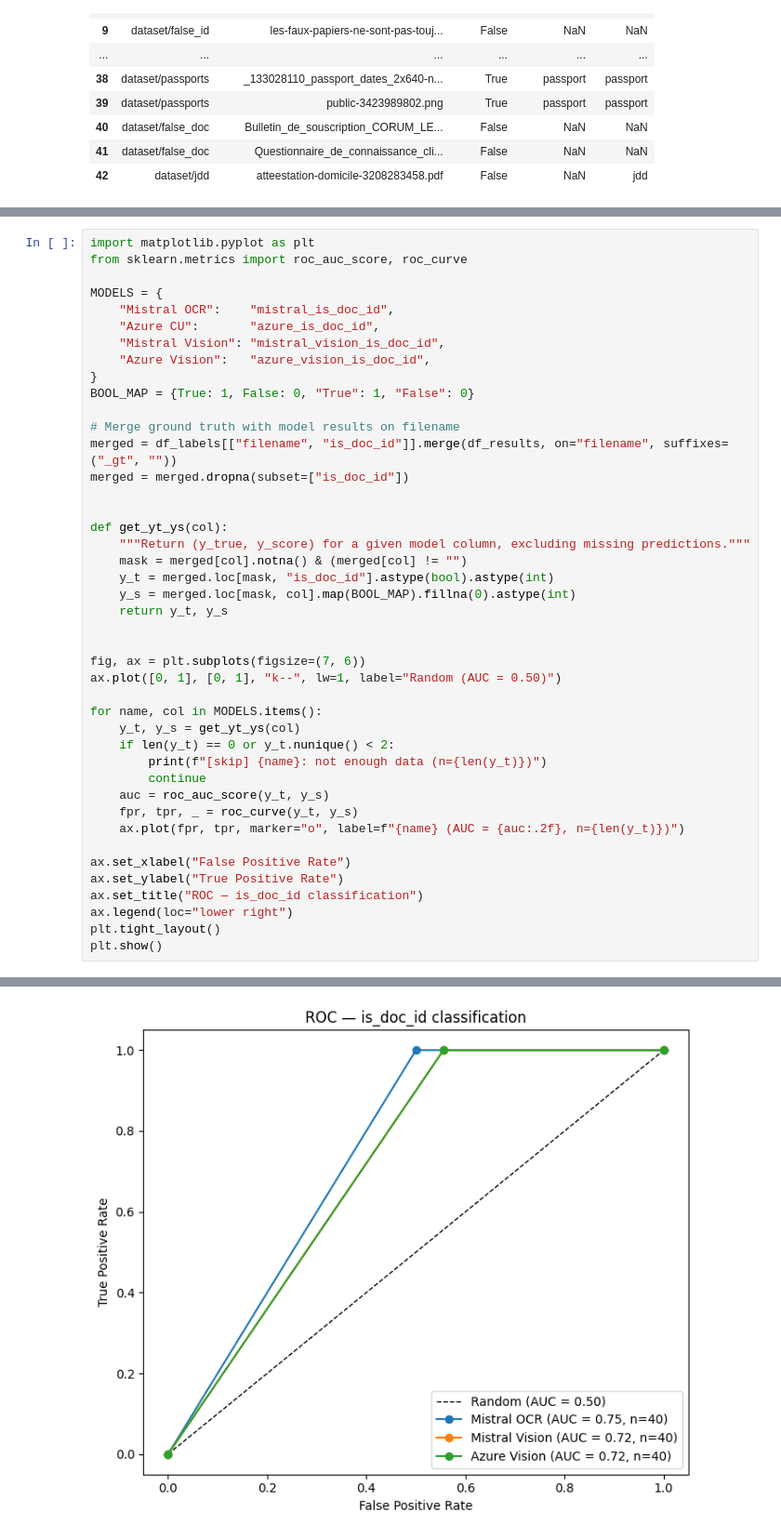
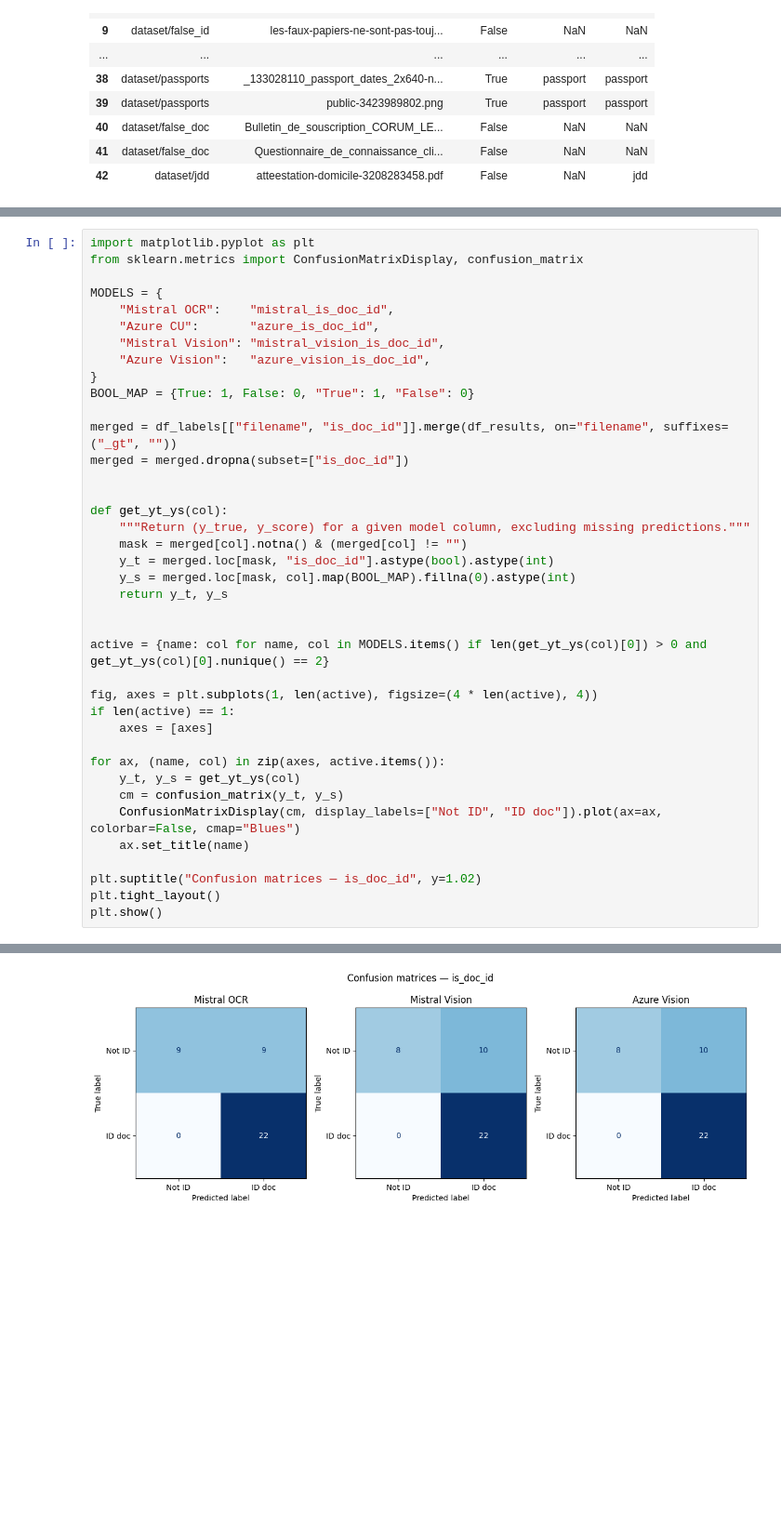
Before and after one commit to chaindatax/cr-docs_analyser, a Jupyter notebook: data_analysis.ipynb, the cells around one changed output, grey strips where cells are left out. Shown at 93% size. Drawn from its saved outputs; the diff is of its cells as text; blank space fills up the shorter version.

Commit message:
data analysis

```diff
--- a/data_analysis.ipynb
+++ b/data_analysis.ipynb
@@ -27,6 +45,6 @@ df_results
 # %%
 import matplotlib.pyplot as plt
-from sklearn.metrics import roc_auc_score, roc_curve
+from sklearn.metrics import ConfusionMatrixDisplay, confusion_matrix
 
 MODELS = {
     "Mistral OCR":    "mistral_is_doc_id",
@@ -36,7 +54,6 @@ MODELS = {
 }
 BOOL_MAP = {True: 1, False: 0, "True": 1, "False": 0}
 
-# Merge ground truth with model results on filename
 merged = df_labels[["filename", "is_doc_id"]].merge(df_results, on="filename", suffixes=("_gt", ""))
 merged = merged.dropna(subset=["is_doc_id"])
 
@@ -49,22 +66,19 @@ def get_yt_ys(col):
     return y_t, y_s
 
 
-fig, ax = plt.subplots(figsize=(7, 6))
-ax.plot([0, 1], [0, 1], "k--", lw=1, label="Random (AUC = 0.50)")
+active = {name: col for name, col in MODELS.items() if len(get_yt_ys(col)[0]) > 0 and get_yt_ys(col)[0].nunique() == 2}
 
-for name, col in MODELS.items():
+fig, axes = plt.subplots(1, len(active), figsize=(4 * len(active), 4))
+if len(active) == 1:
+    axes = [axes]
+
+for ax, (name, col) in zip(axes, active.items()):
     y_t, y_s = get_yt_ys(col)
-    if len(y_t) == 0 or y_t.nunique() < 2:
-        print(f"[skip] {name}: not enough data (n={len(y_t)})")
-        continue
-    auc = roc_auc_score(y_t, y_s)
-    fpr, tpr, _ = roc_curve(y_t, y_s)
-    ax.plot(fpr, tpr, marker="o", label=f"{name} (AUC = {auc:.2f}, n={len(y_t)})")
+    cm = confusion_matrix(y_t, y_s)
+    ConfusionMatrixDisplay(cm, display_labels=["Not ID", "ID doc"]).plot(ax=ax, colorbar=False, cmap="Blues")
+    ax.set_title(name)
 
-ax.set_xlabel("False Positive Rate")
-ax.set_ylabel("True Positive Rate")
-ax.set_title("ROC — is_doc_id classification")
-ax.legend(loc="lower right")
+plt.suptitle("Confusion matrices — is_doc_id", y=1.02)
 plt.tight_layout()
 plt.show()
 # %% [output]
@@ -72,4 +85,4 @@ plt.show()
-[figure, old version]
+[figure, new version]
 # %%
 from sklearn.metrics import accuracy_score, f1_score, matthews_corrcoef, precision_score, recall_score
 
```
Also changed, not shown: parts of 4 cells of this notebook.
